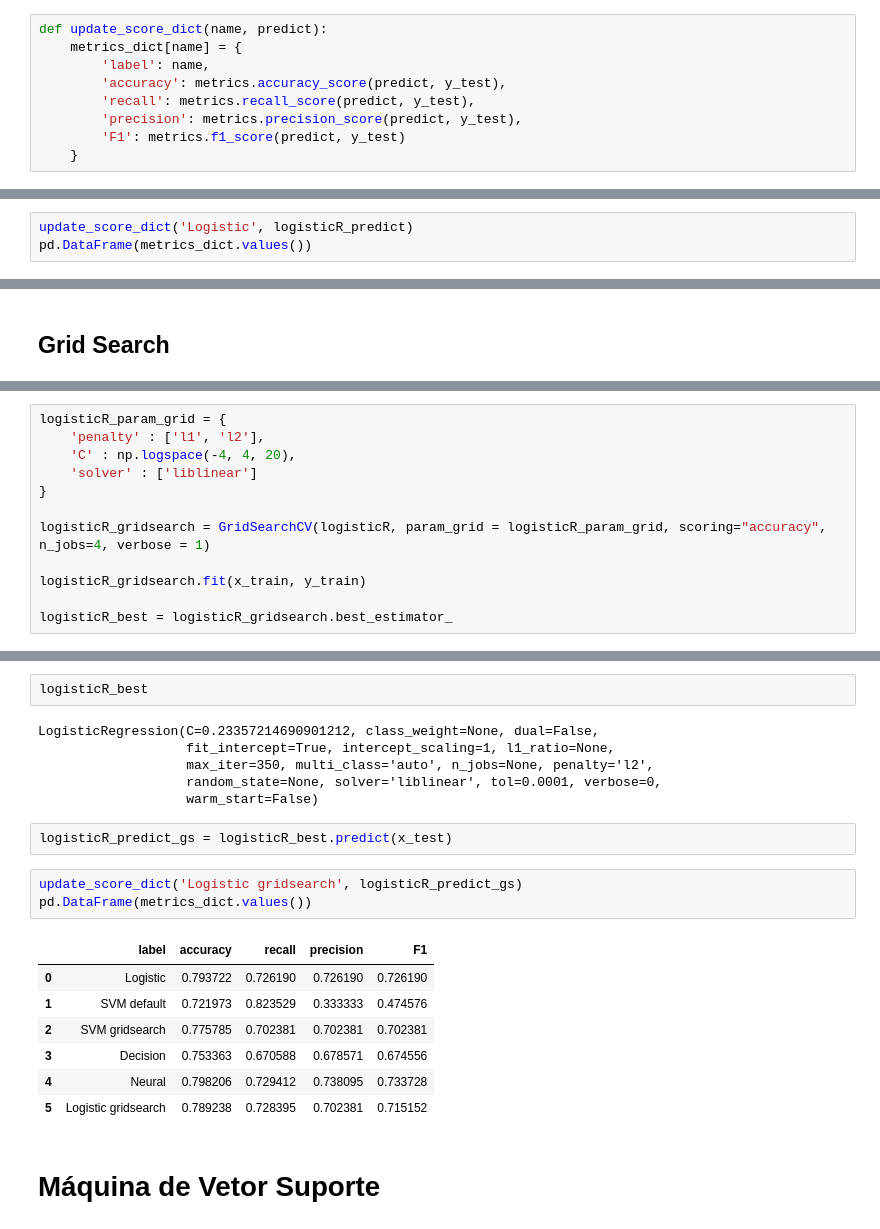
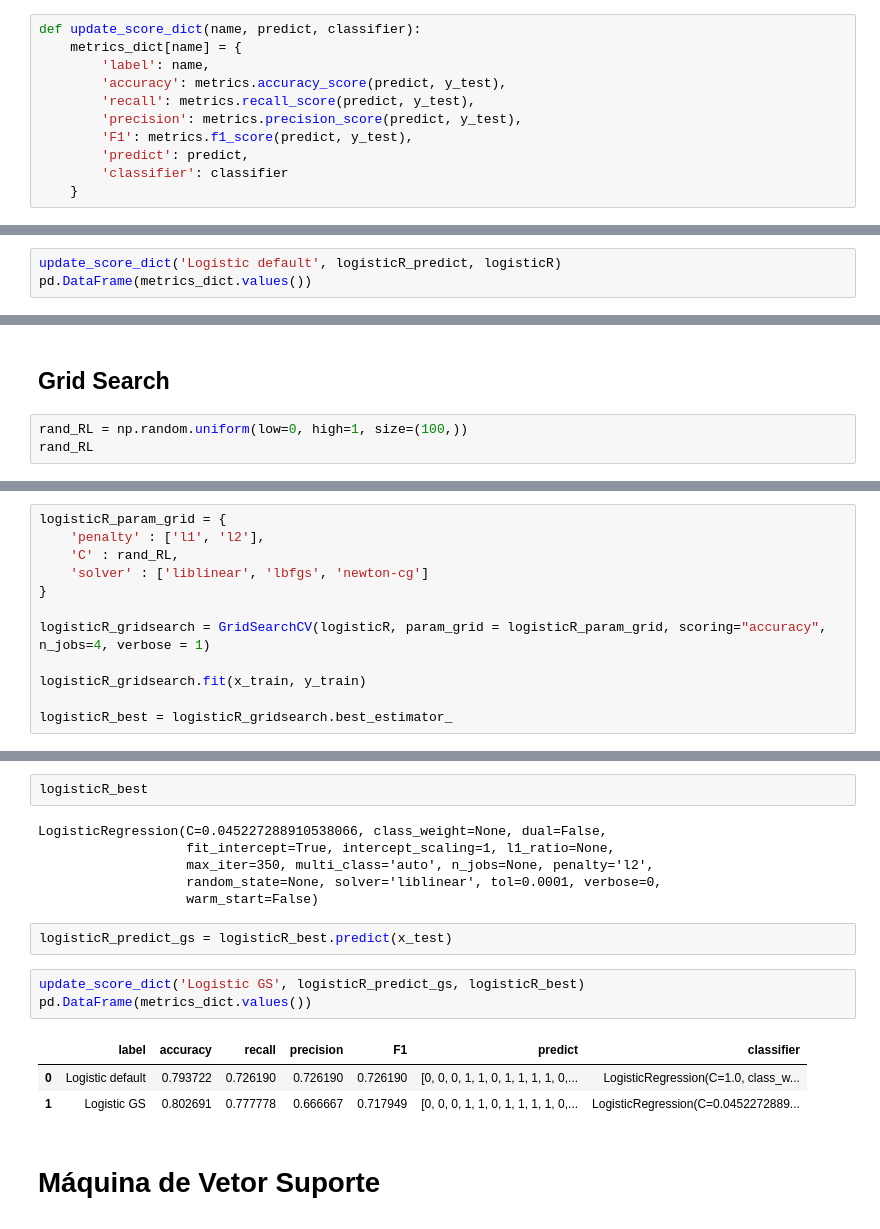
Before and after one commit to GiuDuncan/ProjetoFinal, a Jupyter notebook: 4-5-2_Modelos_TITANIC.ipynb, the cells around one changed output, grey strips where cells are left out. Cells and saved outputs as stored; diff of their text form.

```diff
--- a/4-5-2_Modelos_TITANIC.ipynb
+++ b/4-5-2_Modelos_TITANIC.ipynb
@@ -22,13 +24,15 @@ x_train, x_test, y_train, y_test = train_test_split(train.drop(columns=['Survive
 # %%
 metrics_dict = {}
 # %%
-def update_score_dict(name, predict):
+def update_score_dict(name, predict, classifier):
     metrics_dict[name] = {
         'label': name,
         'accuracy': metrics.accuracy_score(predict, y_test),
         'recall': metrics.recall_score(predict, y_test),
         'precision': metrics.precision_score(predict, y_test),
-        'F1': metrics.f1_score(predict, y_test)
+        'F1': metrics.f1_score(predict, y_test),
+        'predict': predict,
+        'classifier': classifier
     }
 # %% [markdown]
 # Plot Matriz de Confusão
@@ -75,4 +79,4 @@ plot_CM(logisticR)
 # %%
-update_score_dict('Logistic', logisticR_predict)
+update_score_dict('Logistic default', logisticR_predict, logisticR)
 pd.DataFrame(metrics_dict.values())
 # %% [output]
@@ -81,2 +85,5 @@ pd.DataFrame(metrics_dict.values())
 # %% [markdown]
 ## Grid Search
+# %%
+rand_RL = np.random.uniform(low=0, high=1, size=(100,))
+rand_RL
@@ -83,8 +111,8 @@ pd.DataFrame(metrics_dict.values())
 # %%
 logisticR_param_grid = {
     'penalty' : ['l1', 'l2'],
-    'C' : np.logspace(-4, 4, 20),
-    'solver' : ['liblinear']
+    'C' : rand_RL,
+    'solver' : ['liblinear', 'lbfgs', 'newton-cg']
 }
 
 logisticR_gridsearch = GridSearchCV(logisticR, param_grid = logisticR_param_grid, scoring="accuracy", n_jobs=4, verbose = 1)
@@ -100,7 +128,7 @@ Fitting 5 folds for each of 40 candidates, totalling 200 fits
 # %%
 logisticR_best
 # %% [output]
-LogisticRegression(C=0.23357214690901212, class_weight=None, dual=False,
+LogisticRegression(C=0.045227288910538066, class_weight=None, dual=False,
                    fit_intercept=True, intercept_scaling=1, l1_ratio=None,
                    max_iter=350, multi_class='auto', n_jobs=None, penalty='l2',
                    random_state=None, solver='liblinear', tol=0.0001, verbose=0,
@@ -108,16 +136,12 @@ LogisticRegression(C=0.23357214690901212, class_weight=None, dual=False,
 # %%
 logisticR_predict_gs = logisticR_best.predict(x_test)
 # %%
-update_score_dict('Logistic gridsearch', logisticR_predict_gs)
+update_score_dict('Logistic GS', logisticR_predict_gs, logisticR_best)
 pd.DataFrame(metrics_dict.values())
 # %% [output]
-|  | label | accuracy | recall | precision | F1 |
-| 0 | Logistic | 0.793722 | 0.726190 | 0.726190 | 0.726190 |
-| 1 | SVM default | 0.721973 | 0.823529 | 0.333333 | 0.474576 |
-| 2 | SVM gridsearch | 0.775785 | 0.702381 | 0.702381 | 0.702381 |
-| 3 | Decision | 0.753363 | 0.670588 | 0.678571 | 0.674556 |
-| 4 | Neural | 0.798206 | 0.729412 | 0.738095 | 0.733728 |
-| 5 | Logistic gridsearch | 0.789238 | 0.728395 | 0.702381 | 0.715152 |
+|  | label | accuracy | recall | precision | F1 | predict | classifier |
+| 0 | Logistic default | 0.793722 | 0.726190 | 0.726190 | 0.726190 | [0, 0, 0, 1, 1, 0, 1, 1, 1, 1, 0,... | LogisticRegression(C=1.0, class_w... |
+| 1 | Logistic GS | 0.802691 | 0.777778 | 0.666667 | 0.717949 | [0, 0, 0, 1, 1, 0, 1, 1, 1, 1, 0,... | LogisticRegression(C=0.0452272889... |
 # %% [markdown]
 # Máquina de Vetor Suporte
 # %%
```
Also changed, not shown: parts of 34 cells of this notebook, 5 other files.
